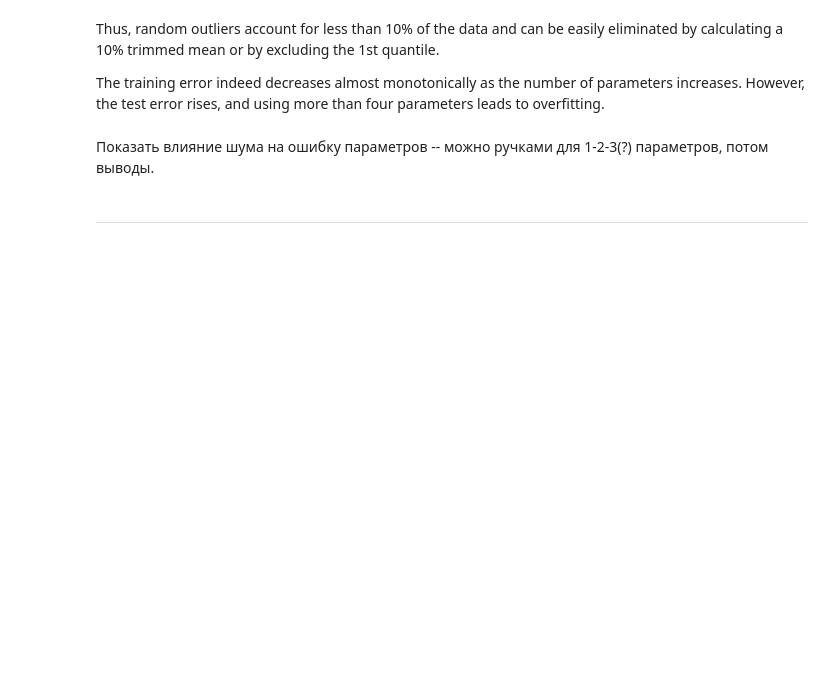
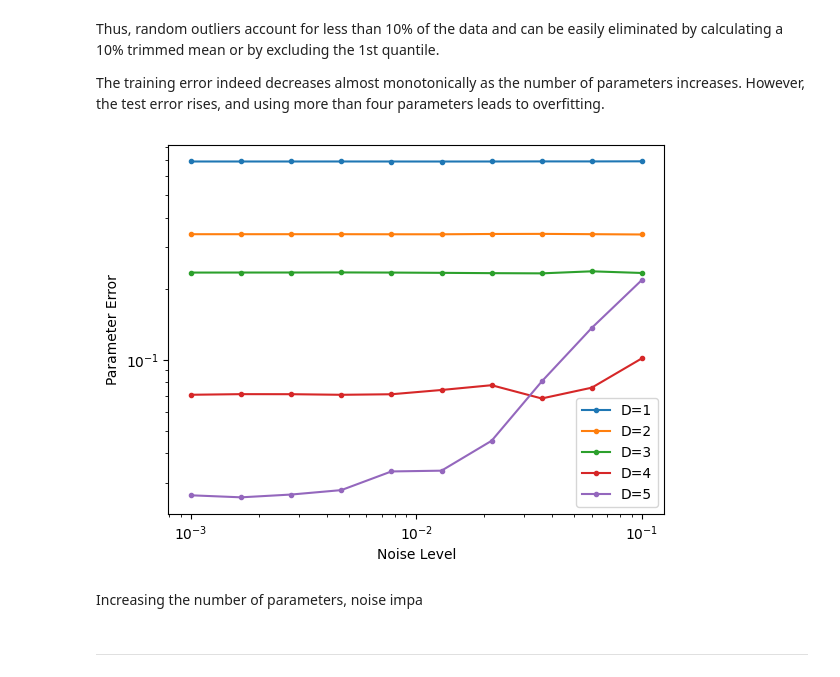
Before and after one commit to dyed-eye/ml-itmo, a Jupyter notebook: intro.ipynb, the cells around one changed output. Saved outputs shown, nothing was run; the diff lists cells and outputs as text; code cells hidden in the pictures; blank space fills up the shorter version.

Commit message:
parameters vs noise

```diff
--- a/intro.ipynb
+++ b/intro.ipynb
@@ -506,8 +506,50 @@ Test IQR-filtered Mean: 4
 Thus, random outliers account for less than 10% of the data and can be easily eliminated by calculating a 10% trimmed mean or by excluding the 1st quantile.
 
 The training error indeed decreases almost monotonically as the number of parameters increases. However, the test error rises, and using more than four parameters leads to overfitting.
-# %% [markdown]
-Показать влияние шума на ошибку параметров -- можно ручками для 1-2-3(?) параметров, потом выводы.
+# %%
+def noise_impact_with_shuffles(X, Y_clean, Ds=range(1,6), noise_levels=np.logspace(-3, -1, 10), n_shuffles=100):
+    """
+    Analyze noise impact with:
+    - Ds: polynomial degrees (1-5)
+    - noise_levels: 10 log-spaced points from 0.001 to 0.1
+    - n_shuffles: number of random shuffles
+    """
+    param_errors = {D: [] for D in Ds}
+    for noise in noise_levels:
+        for D in Ds:
+            errors = []
+            for _ in range(n_shuffles):
+                shuffle_idx = np.random.permutation(len(X))
+                X_shuffled = X[shuffle_idx]
+                Y_noisy = Y_clean[shuffle_idx] + np.random.randn(len(X)) * noise
+                try:
+                    f = F(X_shuffled, D)
+                    theta = np.linalg.solve(f.T @ f, f.T @ Y_noisy)
+                    true_coeffs = np.zeros(D) # compare to Taylor series
+                    if D >= 1: true_coeffs[0] = 0
+                    if D >= 2: true_coeffs[1] = 1
+                    if D >= 4: true_coeffs[3] = -1/6
+                    errors.append(np.mean(np.abs(theta - true_coeffs)))
+                except np.linalg.LinAlgError:
+                    errors.append(np.nan)
+            param_errors[D].append(np.nanmedian(errors))
+    plt.figure()
+    for D in Ds:
+        plt.loglog(noise_levels, param_errors[D], '.-', label=f'D={D}')
+    plt.xlabel('Noise Level')
+    plt.ylabel('Parameter Error')
+    plt.legend()
+    plt.show()
+
+S = 100
+X = np.random.rand(S) * 2
+Y_clean = np.sin(X)
+
+noise_impact_with_shuffles(X, Y_clean)
+# %% [output]
+[figure, added]
+# %% [markdown]
+Increasing the number of parameters, noise impa
 # %% [markdown]
 ---
 # %% [markdown]
```
